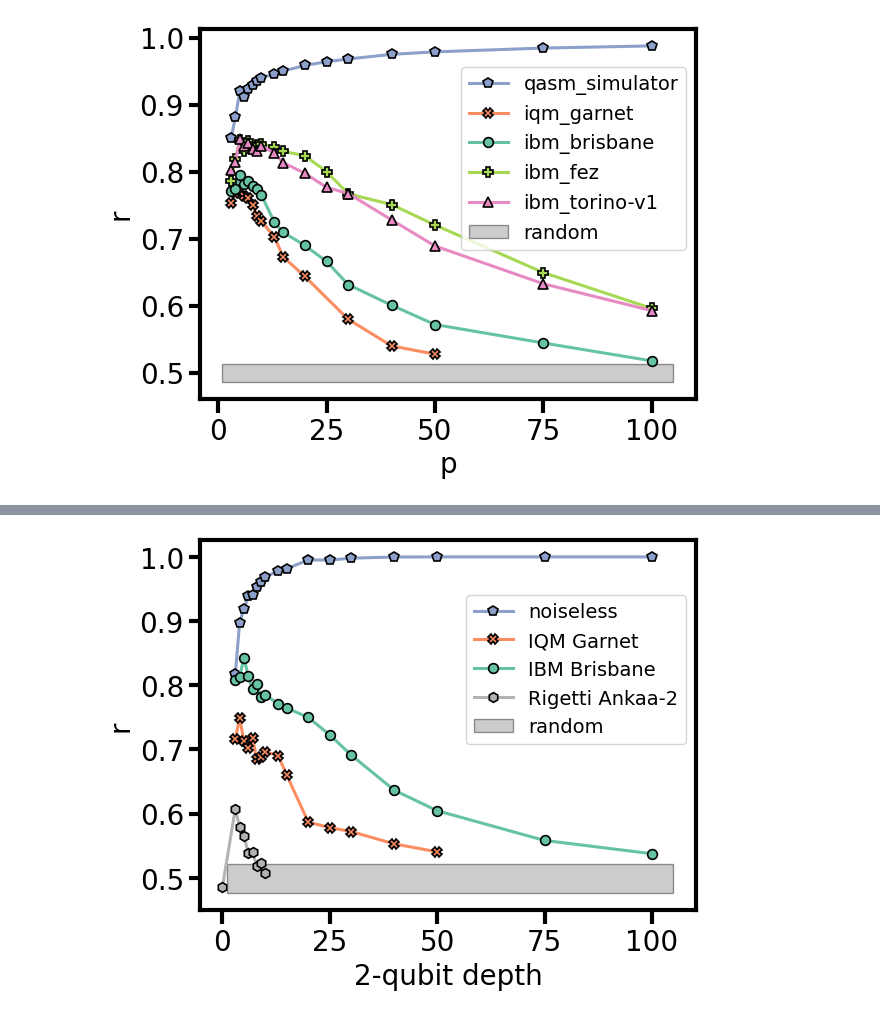
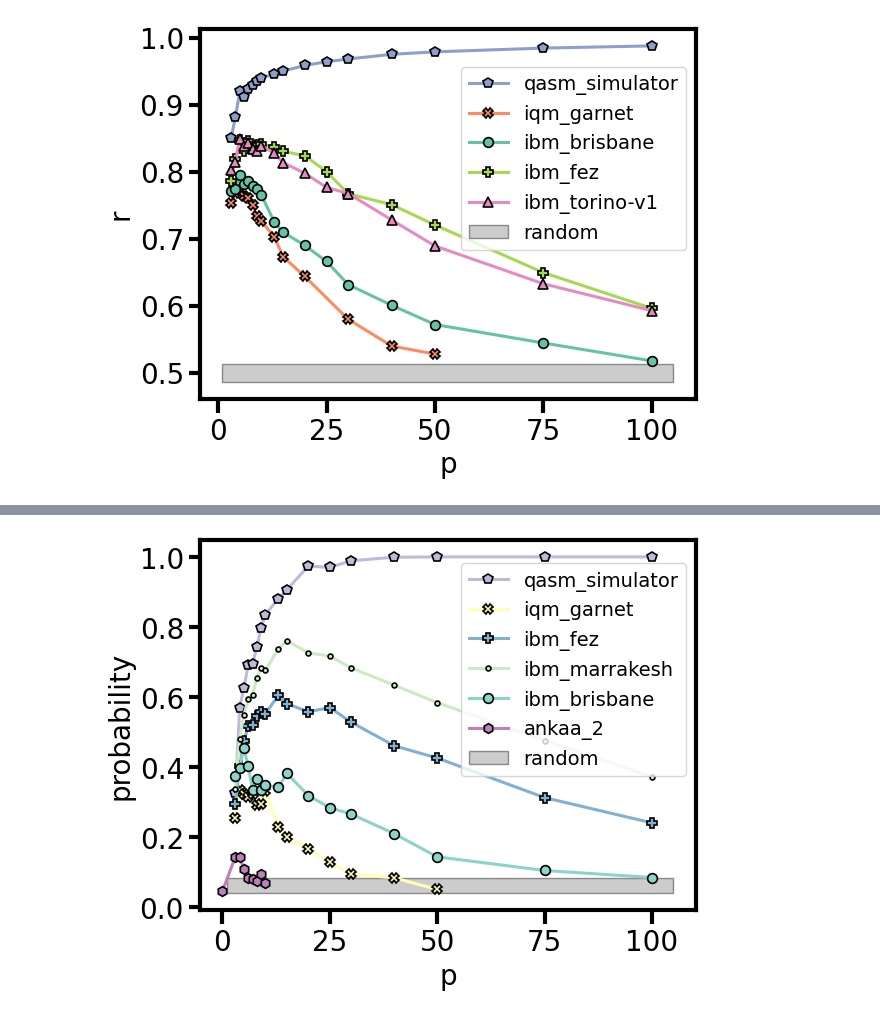
Before and after one commit to alejomonbar/LR-QAOA-QPU-Benchmarking, a Jupyter notebook: 1D-Chain-Figures.ipynb, the cells around one changed output, grey strips where cells are left out. Drawn from its saved outputs; the diff is of its cells as text; code cells hidden in the pictures.

```diff
--- a/1D-Chain-Figures.ipynb
+++ b/1D-Chain-Figures.ipynb
@@ -32,6 +32,10 @@ cm_colors = plt.get_cmap('Set2')
 # %% [markdown]
 # ibm_brisbane Experiment with 30 to 100 qubits
 # %%
+nqs = [30,40,50,60,75,100]
+backend_name = "ibm_brisbane"
+results_brisbane = {nq:np.load(f"./Data/{backend_name}/{nq}_1D.npy", allow_pickle=True).item() for nq in nqs}
+
 delta = 1
 colors = plt.get_cmap("Set2")
 fig, ax = plt.subplots()
@@ -51,8 +55,7 @@ ax.legend()
 ax.set_xscale("log")
 ps = [3,5,10,20,50,100]
 ax.set_xticks(ps)
-ax.set_xticklabels(ps)
-fig.savefig("./Figures/1D/Brisbane_30_100.pdf", bbox_inches="tight", transparent=True)
+ax.set_xticklabels(ps);
 # %% [output]
 [figure]
 # %% [markdown]
@@ -340,43 +342,88 @@ ankaa_2 0.6076666666666667
 [figure]
 # %%
+# Define the number of qubits in the problem
 nq = 5
-case = ""
-prop = "r"
-backends = [ "qasm_simulator","iqm_garnet", "ibm_brisbane", "ankaa_2"]
-results = {name:np.load(f"./Data/{name}/{nq}_1D.npy", allow_pickle=True).item() for name in backends}
-# results["ibm_torino-v1"] = np.load(f"./Data/ibm_torino/{nq}_1D_udpdate.npy", allow_pickle=True).item()
-markers = {"ibm_brisbane":"o", "iqm_garnet":"X", "qasm_simulator":"p", "ibm_torino-v1":"^", "ibm_fez":"P", "ankaa_2":"h"}
 
-# ibm_brisbane = np.load(f"./Data/iqm_garnet/{nq}_1D_1.npy", allow_pickle=True).item()
-names = {"ibm_brisbane": "IBM Brisbane", "iqm_garnet": "IQM Garnet","ibm_fez":"IBM Fez", "ankaa_2": "Rigetti Ankaa-2", "qasm_simulator":"noiseless"}
-colors = plt.get_cmap("Set2")
-color = {"ibm_brisbane":colors(0), "iqm_garnet":colors(1), "qasm_simulator":colors(2), "ibm_torino-v1":colors(3), "ibm_fez":colors(4),"ankaa_2":colors(9)}
+# Define additional suffix for post-processing case (if any)
+case = ""  # "" or "_mitig"
+
+# Property to plot (e.g., "r" represents the approximation ratio or "probability" probability of success)
+prop = "probability"
+
+# List of quantum backends to compare
+backends = ["qasm_simulator", "iqm_garnet", "ibm_fez", "ibm_marrakesh", "ibm_brisbane", "ankaa_2"]
+
+# Load results for each backend from stored numpy files
+results = {name: np.load(f"./Data/{name}/{nq}_1D.npy", allow_pickle=True).item() for name in backends}
+
+# Define markers for different backends
+markers = {
+    "ibm_marrakesh": ".", "ibm_brisbane": "o", "iqm_garnet": "X",
+    "qasm_simulator": "p", "ibm_torino-v1": "^", "ibm_fez": "P", "ankaa_2": "h"
+}
+
+# Define colors for different backends using a color map
+colors = plt.get_cmap("Set3")
+color = {
+    "ibm_marrakesh": colors(10), "ibm_brisbane": colors(0), "iqm_garnet": colors(1),
+    "qasm_simulator": colors(2), "ibm_torino-v1": colors(3), "ibm_fez": colors(4),
+    "ankaa_2": colors(9)
+}
+
+# Initialize the plot
 fig, ax = plt.subplots()
+
+# Iterate over each backend to plot performance results
 for name in results.keys():
-    delta = results[name]["Deltas"][0]
-    ps = results[name]["ps"]
-    best_mean = 0
-    for sec_i in  results[name][f"postprocessing{case}"][delta][ps[0]].keys():
+    delta = results[name]["Deltas"][0]  # Extract delta value
+    ps = results[name]["ps"]  # Extract QAOA layer depths
+    best_mean = 0  # Store the best mean result
+
+    # Iterate over all available sections of post-processed results
+    for sec_i in results[name][f"postprocessing{case}"][delta][ps[0]].keys():
         res_i = [results[name][f"postprocessing{case}"][delta][p][sec_i][prop] for p in ps]
+
+        # Update best section based on the highest mean value
         if np.mean(res_i) > best_mean:
             best_sec = res_i
             best_mean = np.mean(res_i)
-    ax.plot([pi for pi in results[name]["ps"]], best_sec, label=names[name], color=color[name], marker=markers[name], markeredgecolor="black", markersize=7)
 
+    # Print the best approximation ratio for this backend
+    print(f"QPU = {name} | {prop} = {round(max(best_sec), 3)}")
+
+    # Plot the performance of this backend
+    ax.plot(results[name]["ps"], best_sec, label=name, color=color[name], marker=markers[name],
+            markeredgecolor="black", markersize=7)
+
+# Generate random baseline data for comparison
 rand_data = []
-for v, c in zip(results["qasm_simulator"]["random"+case]["results"][:,1],results["qasm_simulator"]["random"+case]["results"][:,2]):
+for v, c in zip(results["qasm_simulator"]["random"+case]["results"][:, 1],
+                results["qasm_simulator"]["random"+case]["results"][:, 2]):
     rand_data += int(c) * [v]
+
+# Compute statistics over 100 random samples
 rand_mean = []
 for i in range(100):
     np.random.shuffle(rand_data)
-    rand_mean.append(np.mean(rand_data[:1000]))
+    rand_mean.append(np.mean(np.array(rand_data[:1000]) == 1.0))
+
+# Convert random mean values to numpy array
 rand_mean = np.array(rand_mean)
+
+# Compute the mean and standard deviation for the random baseline
 y1 = rand_mean.mean()
-y2 = 3*rand_mean.std()
-ax.fill_between([1, 105], [y1-y2,y1-y2], [y1+y2,y1+y2], color="gray", alpha=0.4, edgecolor="black", label="random")
+y2 = 3 * rand_mean.std()
 
-ax.legend(loc="center right", bbox_to_anchor=(1,0.65))
+# Plot a shaded region to represent the random baseline performance
+ax.fill_between([1, 105], [y1 - y2, y1 - y2], [y1 + y2, y1 + y2],
+                color="gray", alpha=0.4, edgecolor="black", label="random")
+
+# Add labels and legend
+ax.legend(loc="center right", bbox_to_anchor=(1, 0.65))
 ax.set_ylabel(prop)
-ax.set_xlabel("2-qubit depth")
-fig.savefig(f"./Figures/1D/comparison_{nq}{case}_{prop}.pdf", bbox_inches="tight", transparent=True)
+ax.set_xlabel("p")
+
+# Save the figure as a PDF
+fig.savefig(f"./Figures/1D-Chain/IQM_IBM_comparison_{nq}{case}_{prop}.pdf",
+            bbox_inches="tight", transparent=True)
 # %% [output]
@@ -383 +436 @@ fig.savefig(f"./Figures/1D/comparison_{nq}{case}_{prop}.pdf", bbox_inches="tight
-[figure, old version]
+[figure, new version]
```
Also changed, not shown: parts of 8 cells of this notebook, 32 other files.
